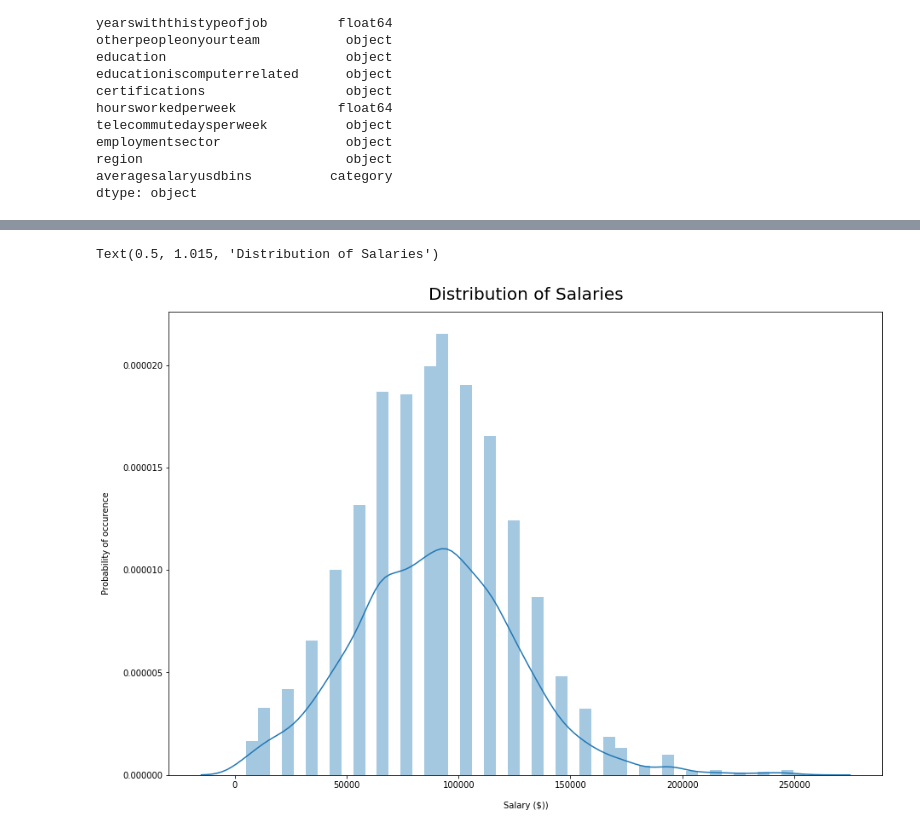
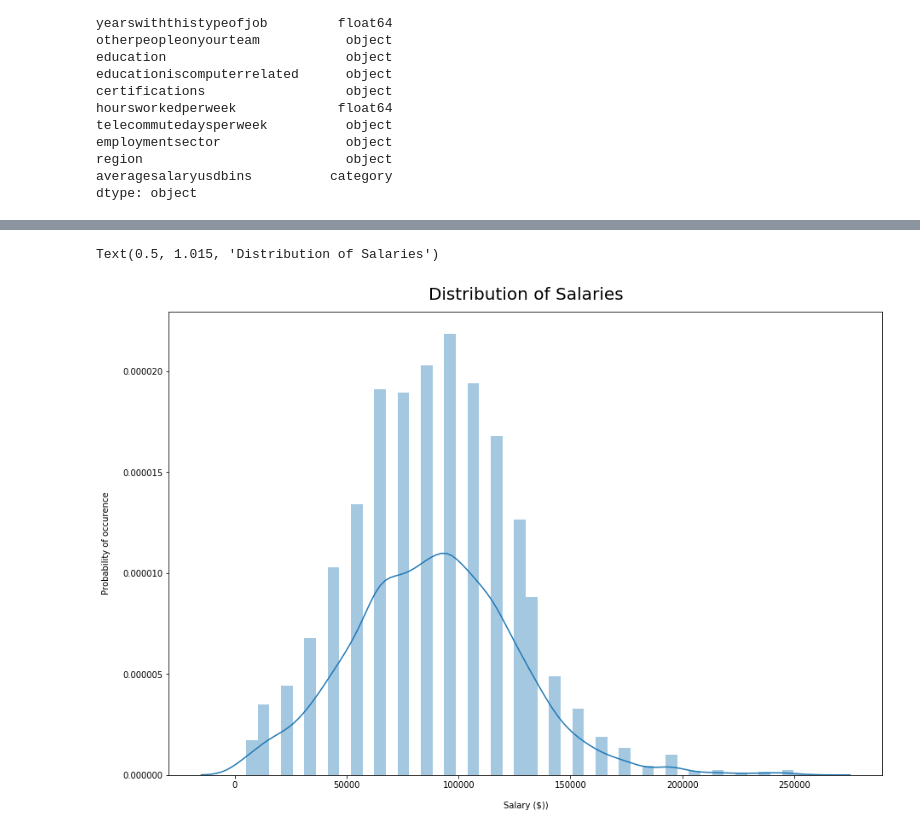
Before and after one commit to adrianavandeguchte/PredictYourSalary, a Jupyter notebook: notebooks/data_cleaning_sandy.ipynb, the cells around one changed output, grey strips where cells are left out. Drawn from its saved outputs; the diff is of its cells as text; code cells hidden in the pictures.

```diff
--- a/notebooks/data_cleaning_sandy.ipynb
+++ b/notebooks/data_cleaning_sandy.ipynb
@@ -497,13 +464,13 @@ pd.read_sql_query('select * from salary_data1', con=engine)
 # %%
 import seaborn as sns
 import matplotlib.pyplot as plt
 
 # Visualize distribution of data
 plt.figure(figsize=(15,10))
-sns.distplot(merged_df["averagesalaryusd"])
+sns.distplot(merged_df["averagesalaryusdbins"])
 plt.xlabel("Salary ($))", labelpad=14)
 plt.ylabel("Probability of occurence", labelpad=14)
 plt.title("Distribution of Salaries", y=1.015, fontsize=20)
 # %% [output]
 Text(0.5, 1.015, 'Distribution of Salaries')
-[figure, old version]
+[figure, new version]
```
Also changed, not shown: parts of 7 cells of this notebook.
